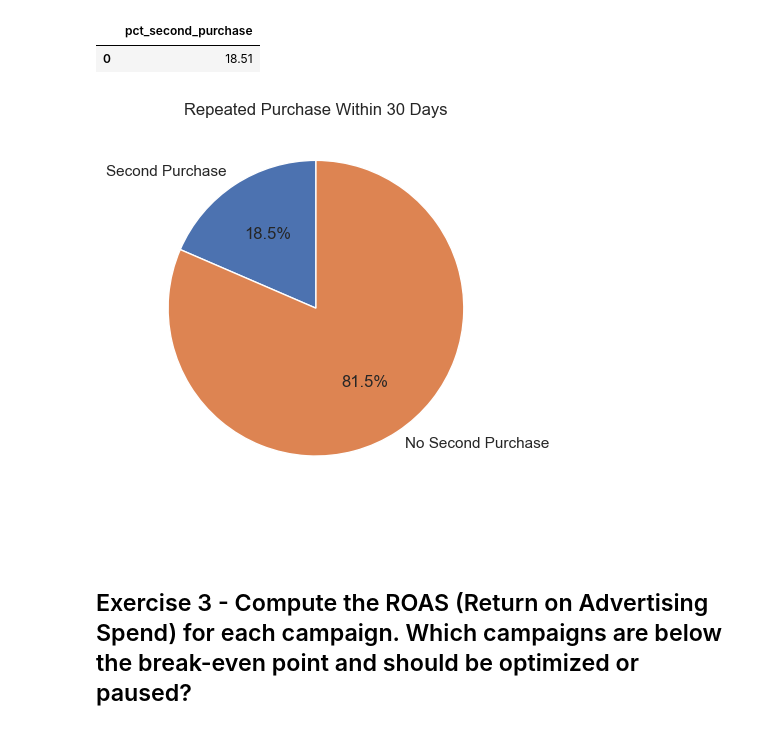
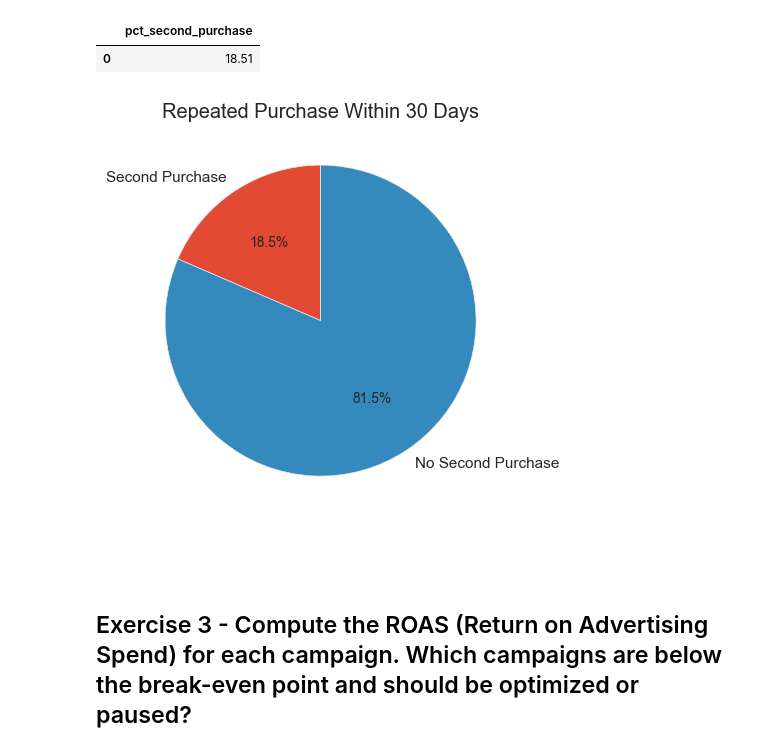
Before and after one commit to rs-fagundes/take-home-assessments, a Jupyter notebook: eduki/home-task.ipynb, the cells around one changed output. Cells and saved outputs as stored; diff of their text form; code cells hidden in the pictures.

```diff
--- a/eduki/home-task.ipynb
+++ b/eduki/home-task.ipynb
@@ -56,7 +56,7 @@ df1.head()
 | 4 | Social Media | 134015.42 | 16.13 |
 # %%
 fig, ax = plt.subplots(figsize=(8,4))
-sns.set_theme(style="whitegrid")
+sns.set_theme(style="whitegrid", palette="pastel")
 sns.barplot(data=df1, x="first_touch_source", y="total_revenue", ax=ax)
 
 ax.set_title("Revenue by Touch Source")
@@ -98,17 +98,17 @@ df2.head()
 | 0 | 18.51 |
 # %%
 x = df2.iloc[0][0]
-
+plt.style.use("ggplot")
 labels = ["Second Purchase", "No Second Purchase"]
 values = [x, 100-x]
 
 fig, ax = plt.subplots()
 ax.pie(values, labels=labels, autopct="%1.1f%%", startangle=90)
 
 ax.set_title("Repeated Purchase Within 30 Days")
 plt.show()
 # %% [output]
-[figure, old version]
+[figure, new version]
 # %% [markdown]
 <br>
 <br>
```
Also changed, not shown: parts of 2 cells of this notebook.
